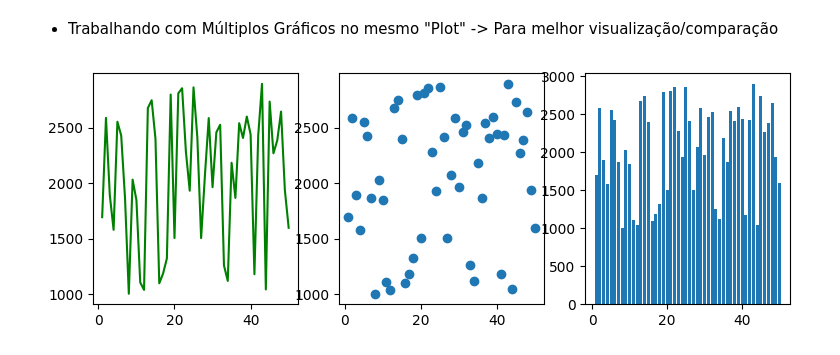
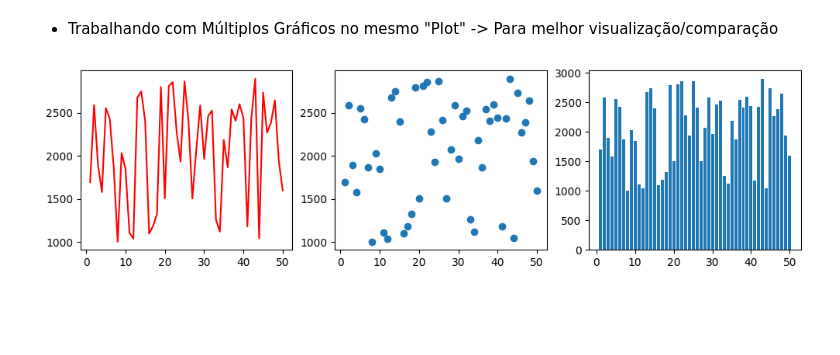
Before and after one commit to emirfadul/python_hashtag, a Jupyter notebook: modulo 13 - Modulos_biblioteca_O-O/Módulos e Introdução a Orientação a Objetos 07.ipynb, the cells around one changed output. Drawn from its saved outputs; the diff is of its cells as text; code cells hidden in the pictures; blank space fills up the shorter version.

```diff
--- a/modulo 13 - Modulos_biblioteca_O-O/Módulos e Introdução a Orientação a Objetos 07.ipynb
+++ b/modulo 13 - Modulos_biblioteca_O-O/Módulos e Introdução a Orientação a Objetos 07.ipynb
@@ -63,16 +63,16 @@ plt.show()
 # %% [markdown]
 - Trabalhando com Múltiplos Gráficos no mesmo "Plot" -> Para melhor visualização/comparação
 # %%
-plt.figure(1, figsize=(12,3))
+plt.figure(1, figsize=(15,3))
 plt.subplot(1,3,1)
-plt.plot(meses,vendas,color='green')
+plt.plot(meses,vendas,color='red')
 
 plt.subplot(1,3,2)
 plt.scatter(meses, vendas)
 
 plt.subplot(1,3,3)
 plt.bar(meses, vendas)
 
 plt.show()
 # %% [output]
-[figure, old version]
+[figure, new version]
```
